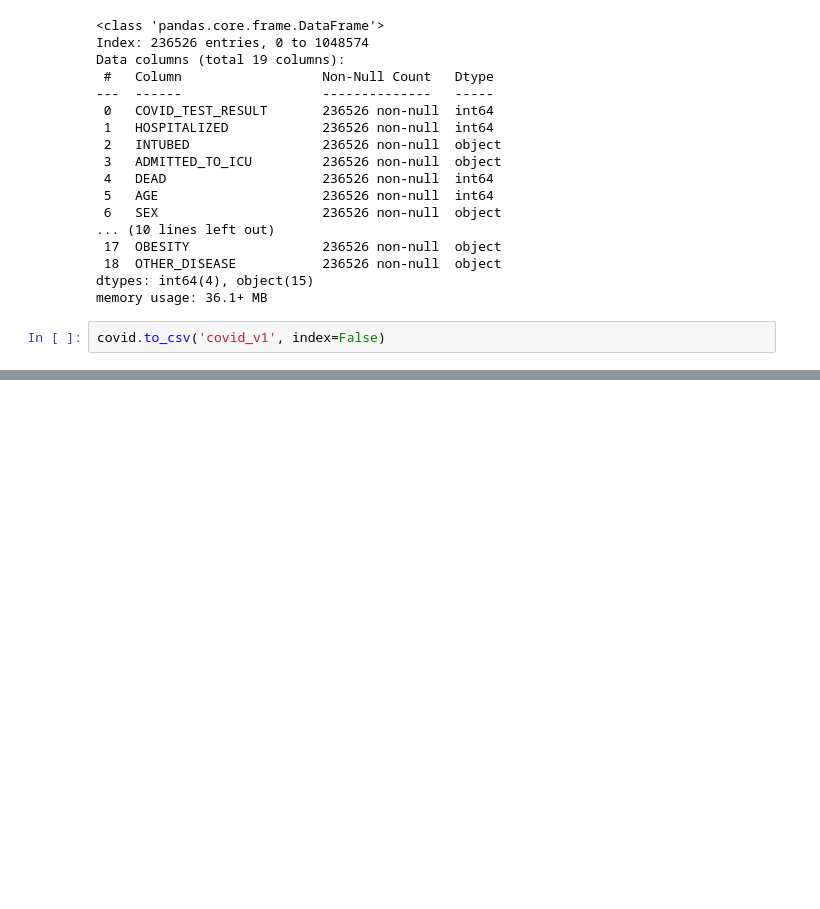
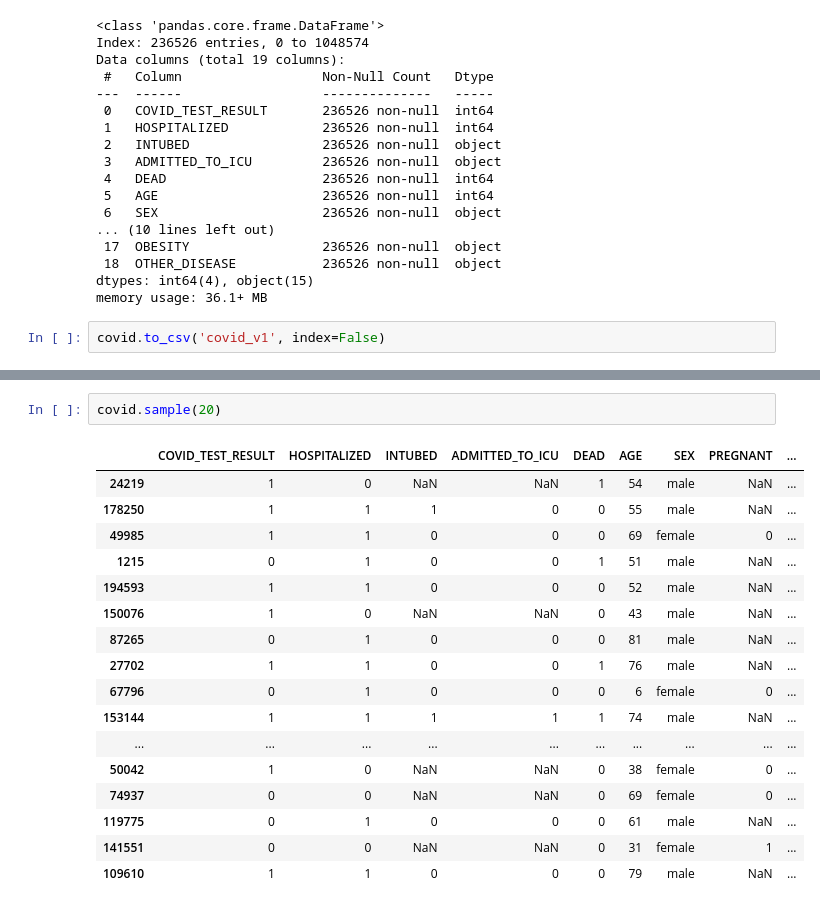
Before and after one commit to infoshareacademy/jdszr15-ITdepends, a Jupyter notebook: Covid_DataFrame_preparation.ipynb, the cells around one changed output, grey strips where cells are left out. Drawn from its saved outputs; the diff is of its cells as text; blank space fills up the shorter version.

```diff
--- a/Covid_DataFrame_preparation.ipynb
+++ b/Covid_DataFrame_preparation.ipynb
@@ -340,0 +382,20 @@ covid.to_csv('covid_v1', index=False)
+# %%
+covid.sample(20)
+# %% [output]
+|  | COVID_TEST_RESULT | HOSPITALIZED | INTUBED | ADMITTED_TO_ICU | DEAD | AGE | SEX | PREGNANT | ... |
+| 24219 | 1 | 0 | NaN | NaN | 1 | 54 | male | NaN | ... |
+| 178250 | 1 | 1 | 1 | 0 | 0 | 55 | male | NaN | ... |
+| 49985 | 1 | 1 | 0 | 0 | 0 | 69 | female | 0 | ... |
+| 1215 | 0 | 1 | 0 | 0 | 1 | 51 | male | NaN | ... |
+| 194593 | 1 | 1 | 0 | 0 | 0 | 52 | male | NaN | ... |
+| 150076 | 1 | 0 | NaN | NaN | 0 | 43 | male | NaN | ... |
+| 87265 | 0 | 1 | 0 | 0 | 0 | 81 | male | NaN | ... |
+| 27702 | 1 | 1 | 0 | 0 | 1 | 76 | male | NaN | ... |
+| 67796 | 0 | 1 | 0 | 0 | 0 | 6 | female | 0 | ... |
+| 153144 | 1 | 1 | 1 | 1 | 1 | 74 | male | NaN | ... |
+| ... | ... | ... | ... | ... | ... | ... | ... | ... | ... |
+| 50042 | 1 | 0 | NaN | NaN | 0 | 38 | female | 0 | ... |
+| 74937 | 0 | 0 | NaN | NaN | 0 | 69 | female | 0 | ... |
+| 119775 | 0 | 1 | 0 | 0 | 0 | 61 | male | NaN | ... |
+| 141551 | 0 | 0 | NaN | NaN | 0 | 31 | female | 1 | ... |
+| 109610 | 1 | 1 | 0 | 0 | 0 | 79 | male | NaN | ... |
```
Also changed, not shown: parts of 8 cells of this notebook, 1 other file.
